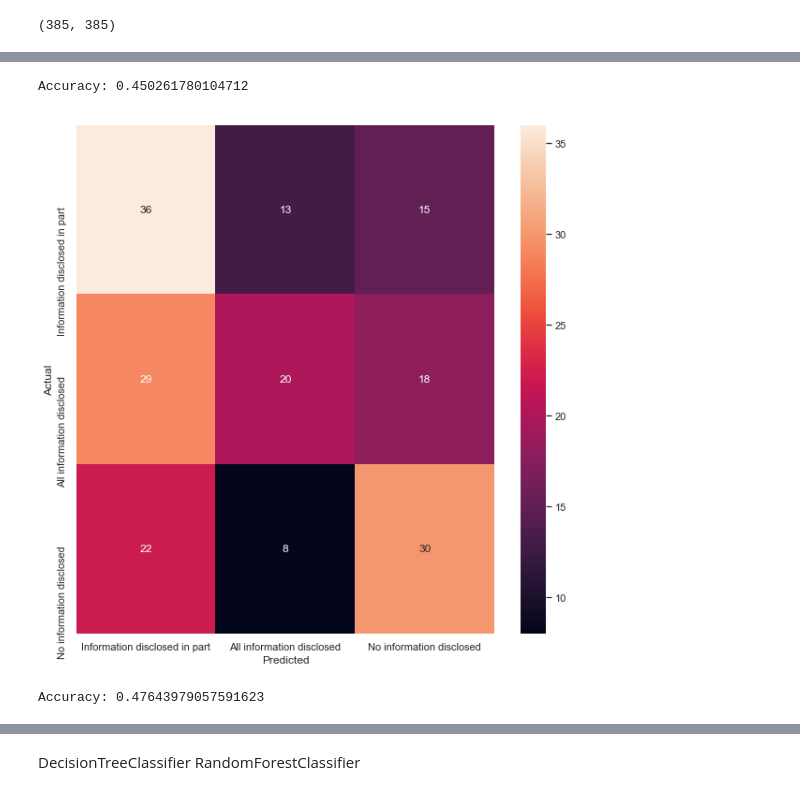
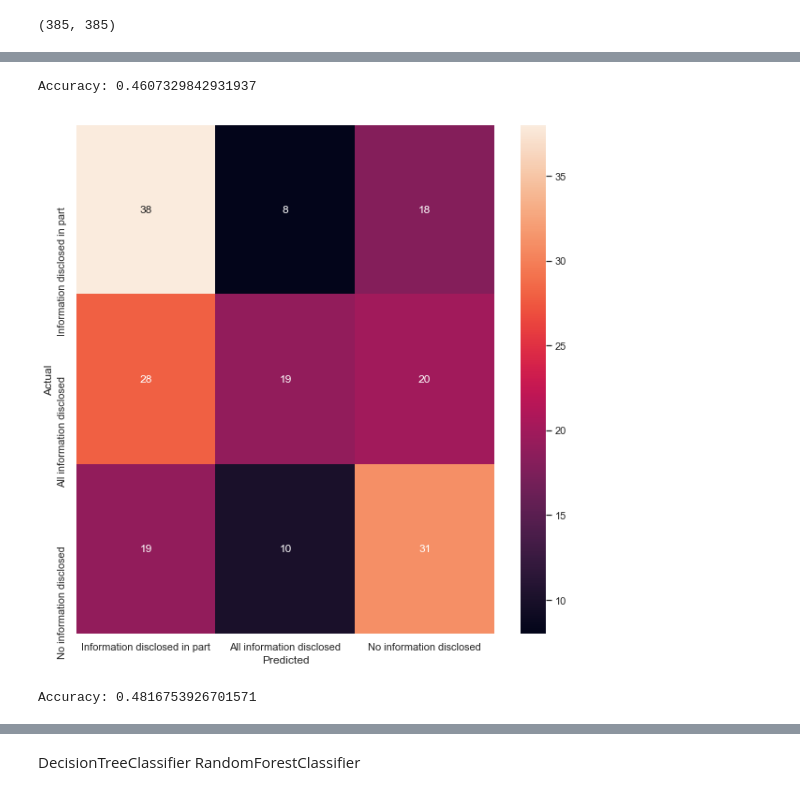
Before and after one commit to brodriguezmilla/foir, a Jupyter notebook: foir.ipynb, the cells around one changed output, grey strips where cells are left out. Saved outputs shown, nothing was run; the diff lists cells and outputs as text; code cells hidden in the pictures.

```diff
--- a/foir.ipynb
+++ b/foir.ipynb
@@ -2182,7 +2303,7 @@ def get_params(self, deep=True):
         return {}
 # %%
-count_vect = CountVectorizer(tokenizer=tokenizeText, ngram_range=(1,3))
-tfidf_vect = TfidfVectorizer(tokenizer=tokenizeText, ngram_range=(1,3))
+count_vect = CountVectorizer(tokenizer = tokenizeText, ngram_range = (1, 5))
+tfidf_vect = TfidfVectorizer(tokenizer = tokenizeText, ngram_range = (1, 5))
 count_clf = LinearSVC()
 tfidf_clf = LinearSVC()
 # %%
@@ -2497,22 +2620,23 @@ count_pipe.fit(X_s_train, y_s_train)
 count_preds = count_pipe.predict(X_s_test)
 print("Accuracy:", accuracy_score(y_s_test, count_preds))
 # %% [output]
-Accuracy: 0.450261780104712
+Accuracy: 0.4607329842931937
 # %%
 count_conf_mat = confusion_matrix(y_s_test, count_preds)
-fig, ax = plt.subplots(figsize=(10,10))
-sns.heatmap(count_conf_mat, annot=True, fmt='d',
-            xticklabels=tokenized_adf['Sub_Decision'].unique(), yticklabels=tokenized_adf['Sub_Decision'].unique())
+fig, ax = plt.subplots(figsize = (10,10))
+sns.heatmap(count_conf_mat, annot = True, fmt='d',
+            xticklabels = tokenized_adf['Sub_Decision'].unique(),
+            yticklabels = tokenized_adf['Sub_Decision'].unique())
 plt.ylabel('Actual')
 plt.xlabel('Predicted')
 plt.show()
 # %% [output]
-[figure, old version]
+[figure, new version]
 # %%
 tfidf_pipe.fit(X_s_train, y_s_train)
 tfidf_preds = tfidf_pipe.predict(X_s_test)
 print("Accuracy:", accuracy_score(y_s_test, tfidf_preds))
 # %% [output]
-Accuracy: 0.47643979057591623
+Accuracy: 0.4816753926701571
 # %%
 tfidf_conf_mat = confusion_matrix(y_s_test, tfidf_preds)
```
Also changed, not shown: parts of 118 cells of this notebook, 1 other file.
